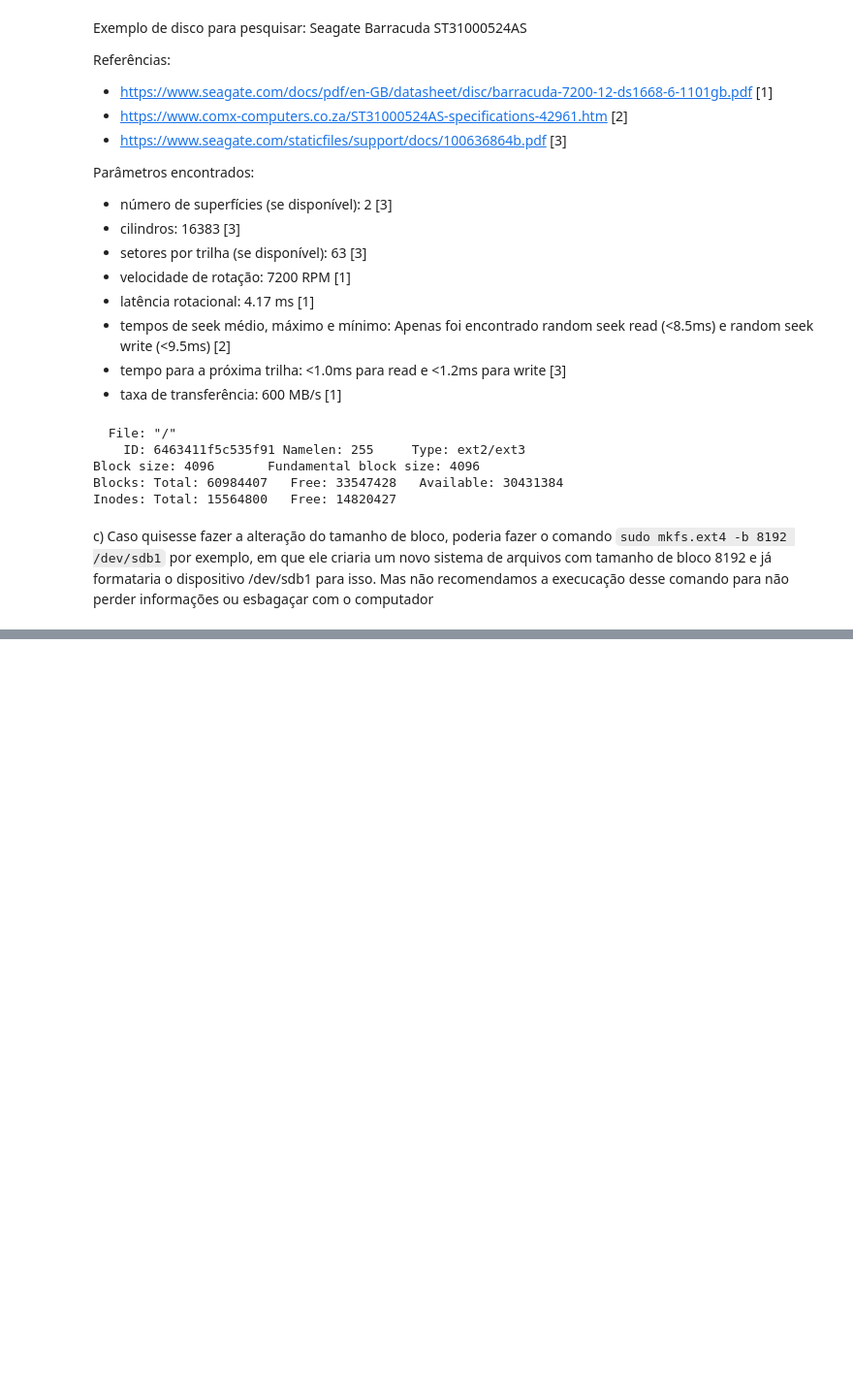
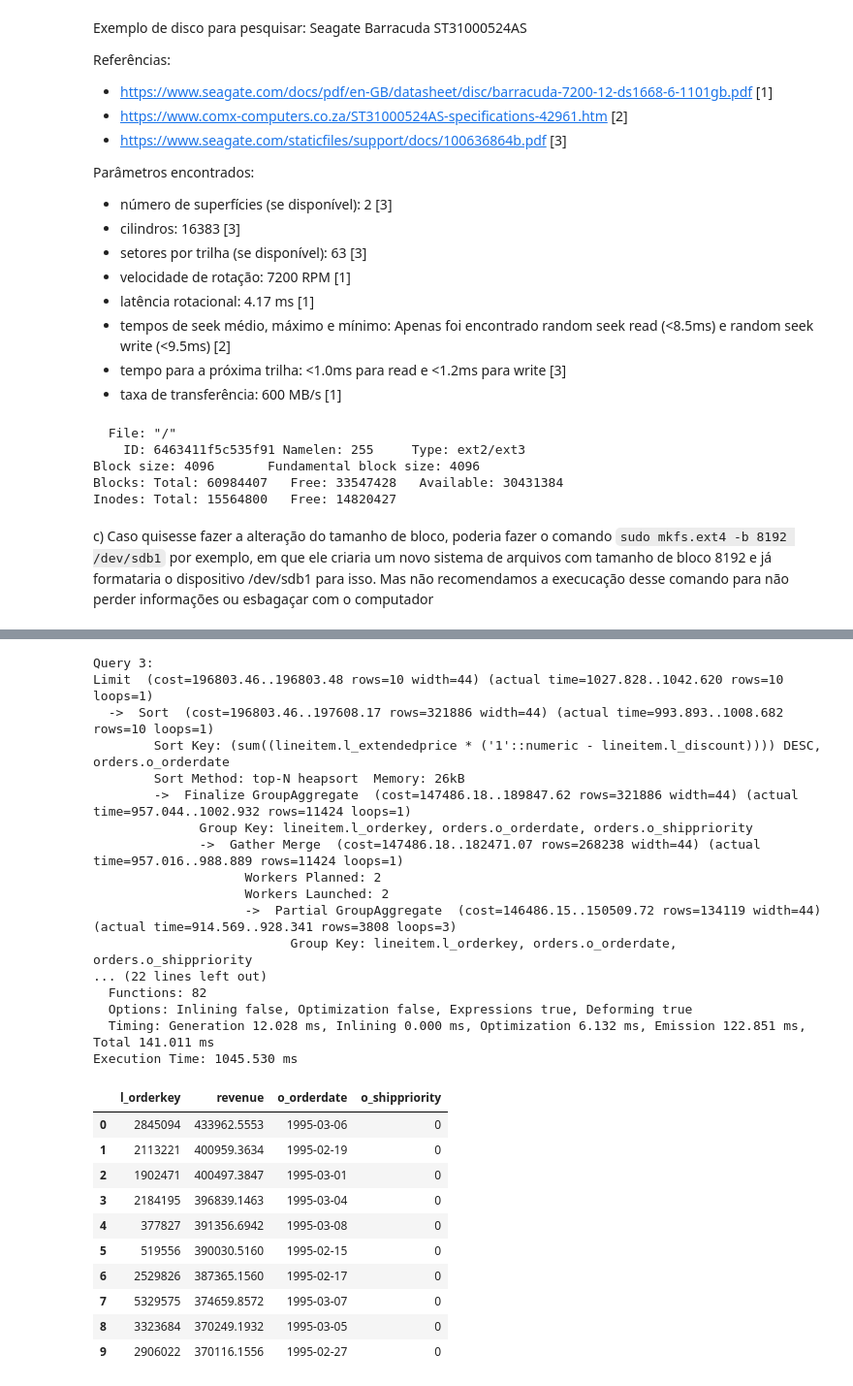
Before and after one commit to educcamara/BD-TP03, a Jupyter notebook: parte1.ipynb, the cells around one changed output, grey strips where cells are left out. Shown: that part at 97% size. Saved outputs shown, nothing was run; the diff lists cells and outputs as text; code cells hidden in the pictures; blank space fills up the shorter version.

```diff
--- a/parte1.ipynb
+++ b/parte1.ipynb
@@ -166,0 +353,61 @@ c) Caso quisesse fazer a alteração do tamanho de bloco, poderia fazer o comand
+# %%
+print("Query 3:")
+
+query_3 = """
+select
+	l_orderkey,
+	sum(l_extendedprice * (1 - l_discount)) as revenue,
+	o_orderdate,
+	o_shippriority
+from
+	customer,
+	orders,
+	lineitem
+where
+	c_mktsegment = 'HOUSEHOLD'
+	and c_custkey = o_custkey
+	and l_orderkey = o_orderkey
+	and o_orderdate < date '1995-03-09'
+	and l_shipdate > date '1995-03-09'
+group by
+	l_orderkey,
+	o_orderdate,
+	o_shippriority
+order by
+	revenue desc,
+	o_orderdate
+LIMIT 10;
+"""
+
+colunas, dados = executar_consulta_sql(query_3)
+df = pd.DataFrame(data=dados, columns=colunas)
+df
+# %% [output]
+Query 3:
+Limit  (cost=196803.46..196803.48 rows=10 width=44) (actual time=1027.828..1042.620 rows=10 loops=1)
+  ->  Sort  (cost=196803.46..197608.17 rows=321886 width=44) (actual time=993.893..1008.682 rows=10 loops=1)
+        Sort Key: (sum((lineitem.l_extendedprice * ('1'::numeric - lineitem.l_discount)))) DESC, orders.o_orderdate
+        Sort Method: top-N heapsort  Memory: 26kB
+        ->  Finalize GroupAggregate  (cost=147486.18..189847.62 rows=321886 width=44) (actual time=957.044..1002.932 rows=11424 loops=1)
+              Group Key: lineitem.l_orderkey, orders.o_orderdate, orders.o_shippriority
+              ->  Gather Merge  (cost=147486.18..182471.07 rows=268238 width=44) (actual time=957.016..988.889 rows=11424 loops=1)
+                    Workers Planned: 2
+                    Workers Launched: 2
+                    ->  Partial GroupAggregate  (cost=146486.15..150509.72 rows=134119 width=44) (actual time=914.569..928.341 rows=3808 loops=3)
+                          Group Key: lineitem.l_orderkey, orders.o_orderdate, orders.o_shippriority
+... (22 lines left out)
+  Functions: 82
+  Options: Inlining false, Optimization false, Expressions true, Deforming true
+  Timing: Generation 12.028 ms, Inlining 0.000 ms, Optimization 6.132 ms, Emission 122.851 ms, Total 141.011 ms
+Execution Time: 1045.530 ms
+|  | l_orderkey | revenue | o_orderdate | o_shippriority |
+| 0 | 2845094 | 433962.5553 | 1995-03-06 | 0 |
+| 1 | 2113221 | 400959.3634 | 1995-02-19 | 0 |
+| 2 | 1902471 | 400497.3847 | 1995-03-01 | 0 |
+| 3 | 2184195 | 396839.1463 | 1995-03-04 | 0 |
+| 4 | 377827 | 391356.6942 | 1995-03-08 | 0 |
+| 5 | 519556 | 390030.5160 | 1995-02-15 | 0 |
+| 6 | 2529826 | 387365.1560 | 1995-02-17 | 0 |
+| 7 | 5329575 | 374659.8572 | 1995-03-07 | 0 |
+| 8 | 3323684 | 370249.1932 | 1995-03-05 | 0 |
+| 9 | 2906022 | 370116.1556 | 1995-02-27 | 0 |
```
Also changed, not shown: parts of 17 cells of this notebook, 1 other file.
